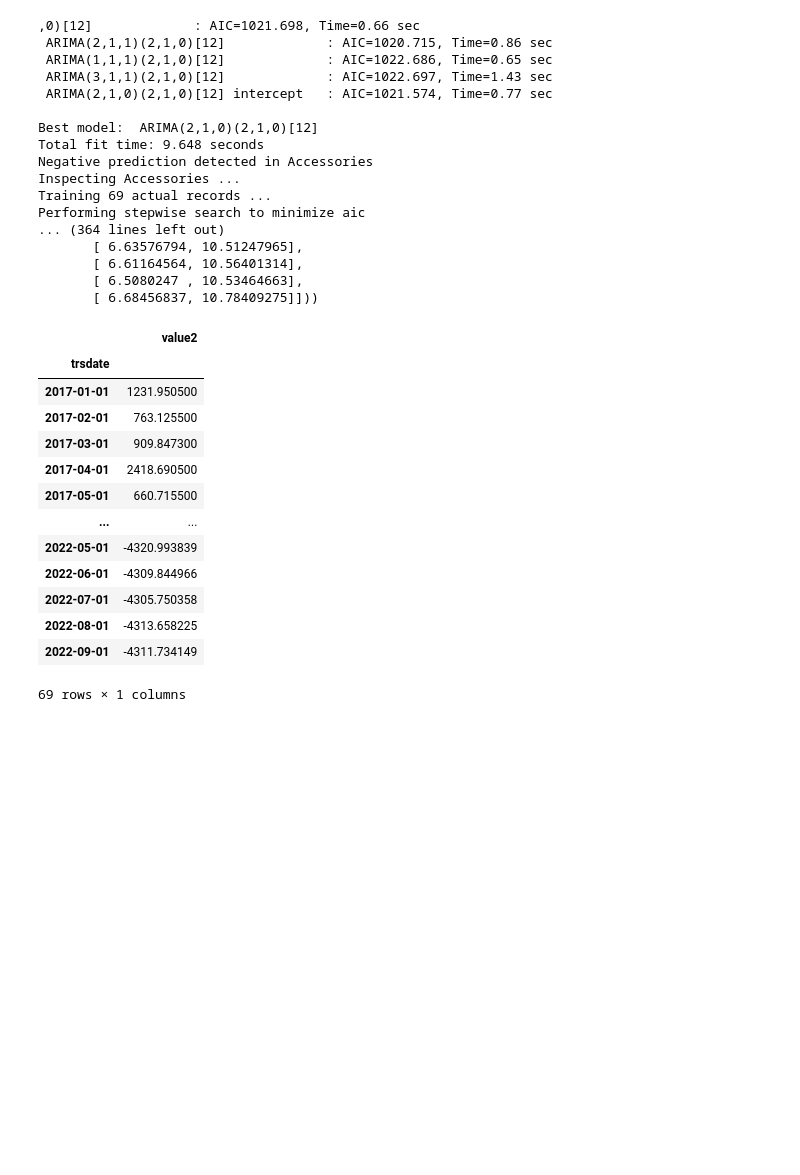
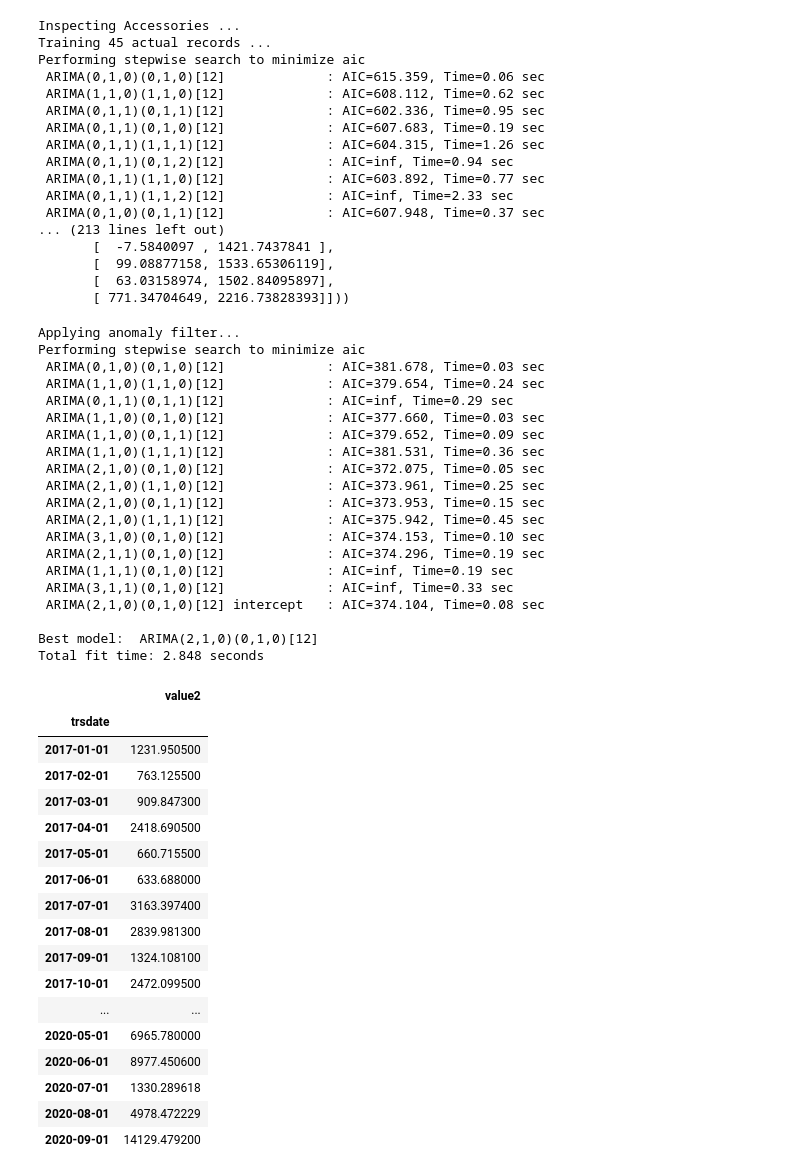
Before and after one commit to odog96veritic/forecast_generator, a Jupyter notebook: notebooks/test_negative.ipynb, the cells around one changed output. Cells and saved outputs as stored; diff of their text form; code cells hidden in the pictures; blank space fills up the shorter version.

```diff
--- a/notebooks/test_negative.ipynb
+++ b/notebooks/test_negative.ipynb
@@ -4,6 +4,10 @@ import numpy as np
 import datetime
 # %%
 df = pd.read_csv('../fcstapi_fcsttble_202103100635.csv')
+# %%
+df.trsdate = pd.to_datetime(df.trsdate)
+# %%
+df = df.query("trsdate < '2020-10-01'").copy()
 # %%
 df.info()
 # %% [output]
@@ -395,42 +399,66 @@ class TSFM(object):
     def foo():
         return
 # %%
-tsfm = TSFM(df=df, n_pred_period=24, date_variable='trsdate', target_variable='pnme', value_variable='value2', stop_date="2020-09-01", section_list=["Accessories", "Art"])
+tsfm = TSFM(df=df, n_pred_period=24, date_variable='trsdate', target_variable='pnme', value_variable='value2', stop_date="2019-09-01", section_list=["Accessories", "Art"])
 # %% [output]
-,0)[12]             : AIC=1021.698, Time=0.66 sec
- ARIMA(2,1,1)(2,1,0)[12]             : AIC=1020.715, Time=0.86 sec
- ARIMA(1,1,1)(2,1,0)[12]             : AIC=1022.686, Time=0.65 sec
- ARIMA(3,1,1)(2,1,0)[12]             : AIC=1022.697, Time=1.43 sec
- ARIMA(2,1,0)(2,1,0)[12] intercept   : AIC=1021.574, Time=0.77 sec
-
-Best model:  ARIMA(2,1,0)(2,1,0)[12]
-Total fit time: 9.648 seconds
-Negative prediction detected in Accessories
 Inspecting Accessories ...
-Training 69 actual records ...
+Training 45 actual records ...
 Performing stepwise search to minimize aic
-... (364 lines left out)
-       [ 6.63576794, 10.51247965],
-       [ 6.61164564, 10.56401314],
-       [ 6.5080247 , 10.53464663],
-       [ 6.68456837, 10.78409275]]))
+ ARIMA(0,1,0)(0,1,0)[12]             : AIC=615.359, Time=0.06 sec
+ ARIMA(1,1,0)(1,1,0)[12]             : AIC=608.112, Time=0.62 sec
+ ARIMA(0,1,1)(0,1,1)[12]             : AIC=602.336, Time=0.95 sec
+ ARIMA(0,1,1)(0,1,0)[12]             : AIC=607.683, Time=0.19 sec
+ ARIMA(0,1,1)(1,1,1)[12]             : AIC=604.315, Time=1.26 sec
+ ARIMA(0,1,1)(0,1,2)[12]             : AIC=inf, Time=0.94 sec
+ ARIMA(0,1,1)(1,1,0)[12]             : AIC=603.892, Time=0.77 sec
+ ARIMA(0,1,1)(1,1,2)[12]             : AIC=inf, Time=2.33 sec
+ ARIMA(0,1,0)(0,1,1)[12]             : AIC=607.948, Time=0.37 sec
+... (213 lines left out)
+       [  -7.5840097 , 1421.7437841 ],
+       [  99.08877158, 1533.65306119],
+       [  63.03158974, 1502.84095897],
+       [ 771.34704649, 2216.73828393]]))
 # %%
-tsfm.get_actual_data(section="Accessories", is_adjusted=False)
+tsfm.get_actual_data(section="Accessories", is_adjusted=True)
 # %% [output]
+Applying anomaly filter...
+Performing stepwise search to minimize aic
+ ARIMA(0,1,0)(0,1,0)[12]             : AIC=381.678, Time=0.03 sec
+ ARIMA(1,1,0)(1,1,0)[12]             : AIC=379.654, Time=0.24 sec
+ ARIMA(0,1,1)(0,1,1)[12]             : AIC=inf, Time=0.29 sec
+ ARIMA(1,1,0)(0,1,0)[12]             : AIC=377.660, Time=0.03 sec
+ ARIMA(1,1,0)(0,1,1)[12]             : AIC=379.652, Time=0.09 sec
+ ARIMA(1,1,0)(1,1,1)[12]             : AIC=381.531, Time=0.36 sec
+ ARIMA(2,1,0)(0,1,0)[12]             : AIC=372.075, Time=0.05 sec
+ ARIMA(2,1,0)(1,1,0)[12]             : AIC=373.961, Time=0.25 sec
+ ARIMA(2,1,0)(0,1,1)[12]             : AIC=373.953, Time=0.15 sec
+ ARIMA(2,1,0)(1,1,1)[12]             : AIC=375.942, Time=0.45 sec
+ ARIMA(3,1,0)(0,1,0)[12]             : AIC=374.153, Time=0.10 sec
+ ARIMA(2,1,1)(0,1,0)[12]             : AIC=374.296, Time=0.19 sec
+ ARIMA(1,1,1)(0,1,0)[12]             : AIC=inf, Time=0.19 sec
+ ARIMA(3,1,1)(0,1,0)[12]             : AIC=inf, Time=0.33 sec
+ ARIMA(2,1,0)(0,1,0)[12] intercept   : AIC=374.104, Time=0.08 sec
+
+Best model:  ARIMA(2,1,0)(0,1,0)[12]
+Total fit time: 2.848 seconds
 |  | value2 |
 | trsdate |  |
 | 2017-01-01 | 1231.950500 |
 | 2017-02-01 | 763.125500 |
 | 2017-03-01 | 909.847300 |
 | 2017-04-01 | 2418.690500 |
 | 2017-05-01 | 660.715500 |
+| 2017-06-01 | 633.688000 |
+| 2017-07-01 | 3163.397400 |
+| 2017-08-01 | 2839.981300 |
+| 2017-09-01 | 1324.108100 |
+| 2017-10-01 | 2472.099500 |
 | ... | ... |
-| 2022-05-01 | -4320.993839 |
-| 2022-06-01 | -4309.844966 |
-| 2022-07-01 | -4305.750358 |
-| 2022-08-01 | -4313.658225 |
-| 2022-09-01 | -4311.734149 |
+| 2020-05-01 | 6965.780000 |
+| 2020-06-01 | 8977.450600 |
+| 2020-07-01 | 1330.289618 |
+| 2020-08-01 | 4978.472229 |
+| 2020-09-01 | 14129.479200 |
-69 rows × 1 columns
 # %%
 tsfm.plot("Accessories")
 # %% [output]
```
Also changed, not shown: parts of 3 cells of this notebook, 1 other file.
